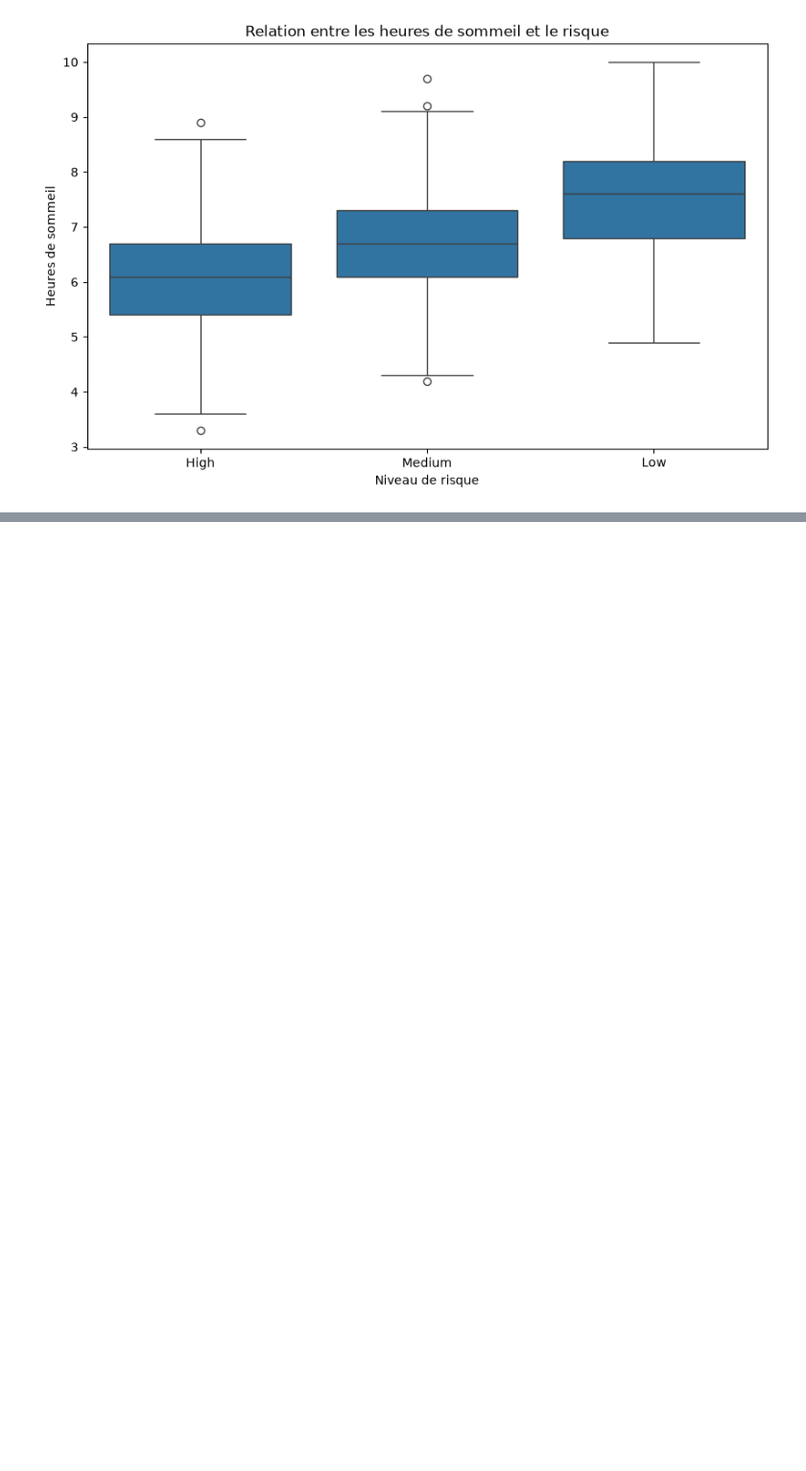
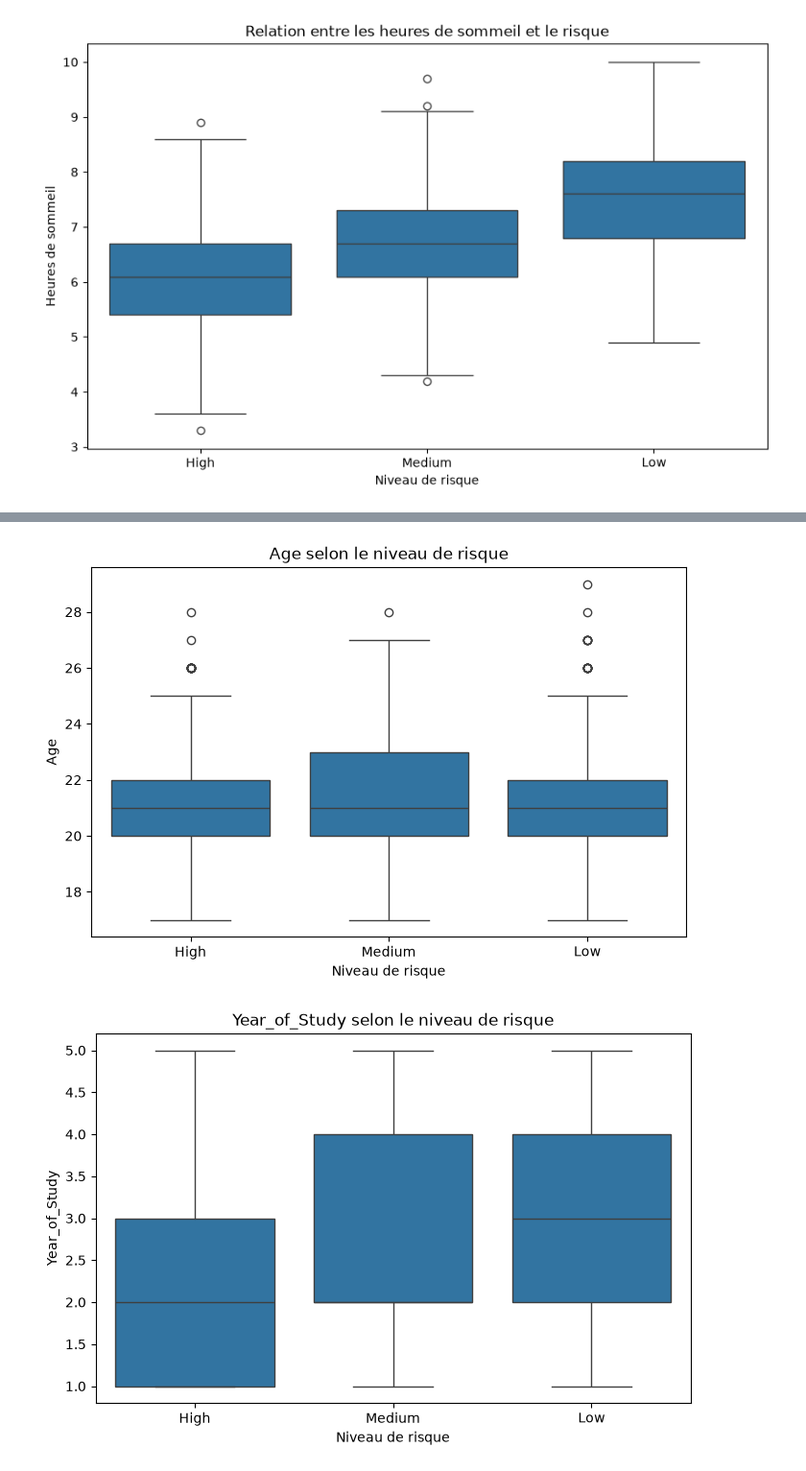
Before and after one commit to Yassinenmila/PsychoTrack, a Jupyter notebook: src/explore.ipynb, the cells around one changed output, grey strips where cells are left out. Shown at 96% size. Saved outputs shown, nothing was run; the diff lists cells and outputs as text; code cells hidden in the pictures; blank space fills up the shorter version.

```diff
--- a/src/explore.ipynb
+++ b/src/explore.ipynb
@@ -162,3 +147,9 @@ dtype: int64
 df.duplicated().sum()
 # %% [output]
 np.int64(0)
+# %%
+categorical_cols = df.select_dtypes(include='object').columns
+
+for col in categorical_cols:
+    print(f"\n{col}")
+    print(df[col].value_counts(dropna=False))
@@ -176,3 +187,7 @@ df.describe().T
 | Financial_Stress | 1909.0 | 5.956260 | 1.893941 | 1.4 | 4.500 | 6.10 | 7.40 | 10.00 |
 | Family_Support | 1946.0 | 6.518345 | 1.844639 | 1.7 | 5.100 | 6.70 | 8.00 | 9.90 |
 | Attendance_Rate | 1953.0 | 85.080236 | 7.224118 | 54.4 | 80.300 | 85.10 | 90.00 | 100.00 |
+# %%
+for col in categorical_cols:
+    print(f"\n{col}")
+    print(df[col].unique())
@@ -272,0 +331,18 @@ plt.show()
+# %%
+numeric_cols = df.select_dtypes(include='number').columns
+
+
+for col in numeric_cols:
+
+    plt.figure(figsize=(8, 5))
+
+    sns.boxplot(data=df, x=target, y=col)
+
+    plt.title(f'{col} selon le niveau de risque')
+    plt.xlabel('Niveau de risque')
+    plt.ylabel(col)
+
+    plt.show()
+# %% [output]
+[figure, added]
+[figure, added]
```
Also changed, not shown: parts of 13 cells of this notebook, 50 other files.
